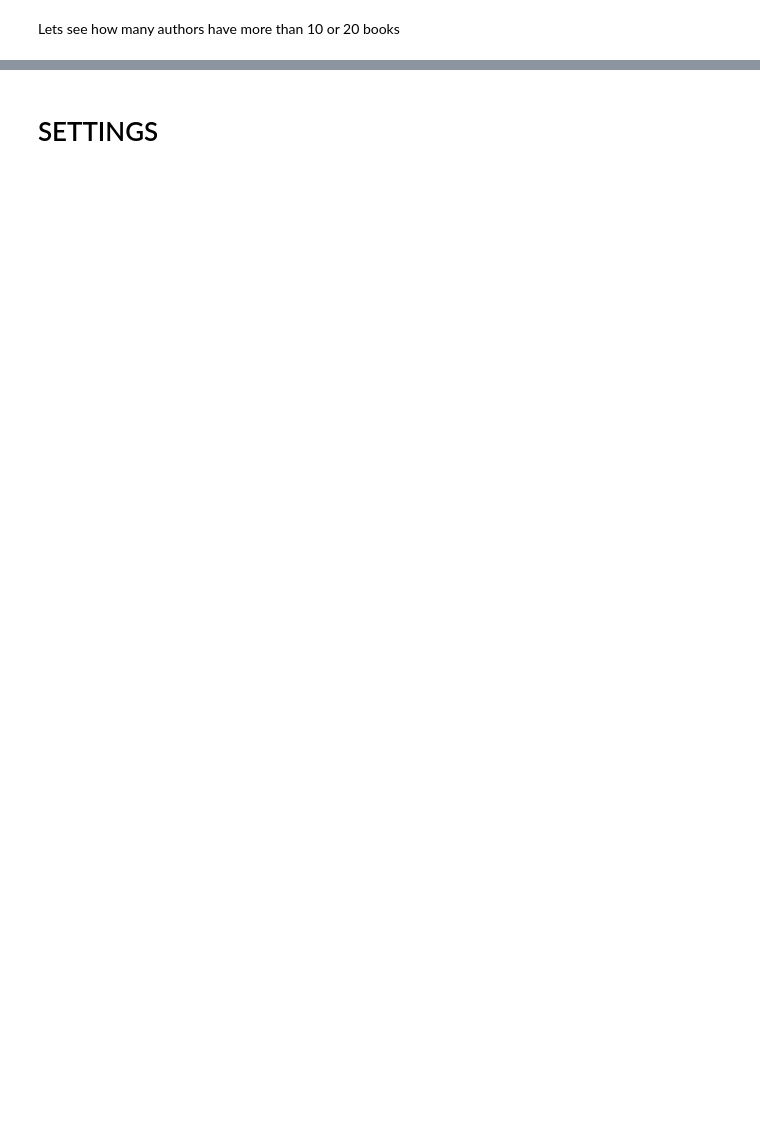
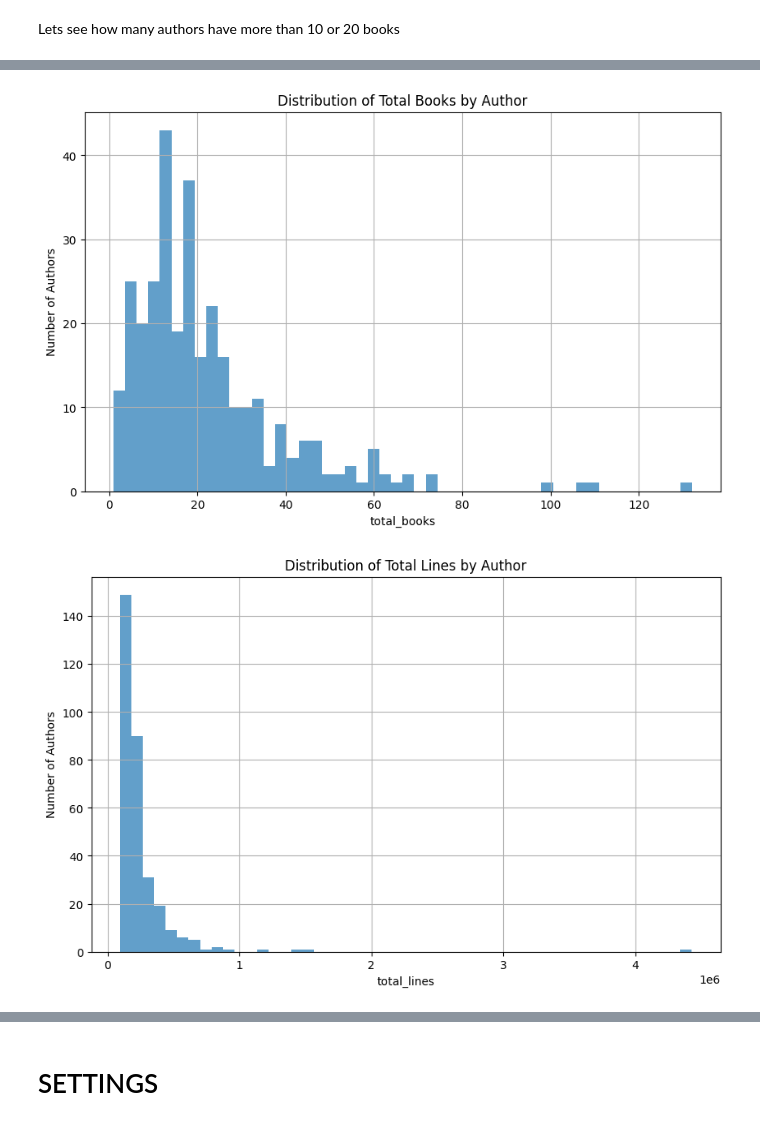
Before and after one commit to xHunterW/gutenberg_corpus_analysis, a Jupyter notebook: dataset_creator.ipynb, the cells around one changed output, grey strips where cells are left out. Cells and saved outputs as stored; diff of their text form; code cells hidden in the pictures; blank space fills up the shorter version.

```diff
--- a/dataset_creator.ipynb
+++ b/dataset_creator.ipynb
@@ -216,0 +488,28 @@ There are 15 authors with more than 100 books
+# %%
+def plot_author_stat_distribution(df, stat, title):
+    """
+    Plot the distribution of a given statistic for all authors.
+    """
+    plt.figure(figsize=(10, 6))
+    plt.hist(df[stat], bins=50, alpha=0.7)
+    plt.title(title)
+    plt.xlabel(stat)
+    plt.ylabel('Number of Authors')
+    plt.grid()
+    plt.show()
+
+def plot_all_author_stat_distributions(df):
+    """
+    Plot the distribution of all author statistics.
+    """
+    stats = ['total_books', 'total_lines', 'total_words', 'total_tokens', 'total_unique_words']
+    titles = [
+        'Distribution of Total Books by Author',
+        'Distribution of Total Lines by Author',
+        'Distribution of Total Words by Author',
+        'Distribution of Total Tokens by Author',
+        'Distribution of Total Unique Words by Author'
+    ]
+
+    for stat, title in zip(stats, titles):
+        plot_author_stat_distribution(df, stat, title)
@@ -216,0 +518,12 @@ There are 15 authors with more than 100 books
+# %%
+def drop_authors_with_fewer_than(df, author_stat_df, min_count, column):
+    """
+    Drop authors with fewer than a given count of (books, lines, words, tokens, unique words)
+    """
+    author_stat_df = author_stat_df.copy()
+    df = df.copy()
+    # Drop authors with fewer than min_count (books, lines, words, tokens, unique words)
+    authors_to_drop = author_stat_df.query(f'{column} < @min_count').index.unique()
+    df = df[~df['author'].isin(authors_to_drop)]
+    author_stat_df.drop(authors_to_drop, inplace=True)
+    return df, author_stat_df
@@ -216,0 +546,3 @@ There are 15 authors with more than 100 books
+# %%
+df2, author_stat_df2 = drop_authors_with_fewer_than(df, author_stat_df, 1000000, 'total_words')
+df2.head()
@@ -216,0 +557,5 @@ There are 15 authors with more than 100 books
+# %%
+plot_all_author_stat_distributions(author_stat_df2)
+# %% [output]
+[figure, added]
+[figure, added]
```
Also changed, not shown: parts of 77 cells of this notebook.
